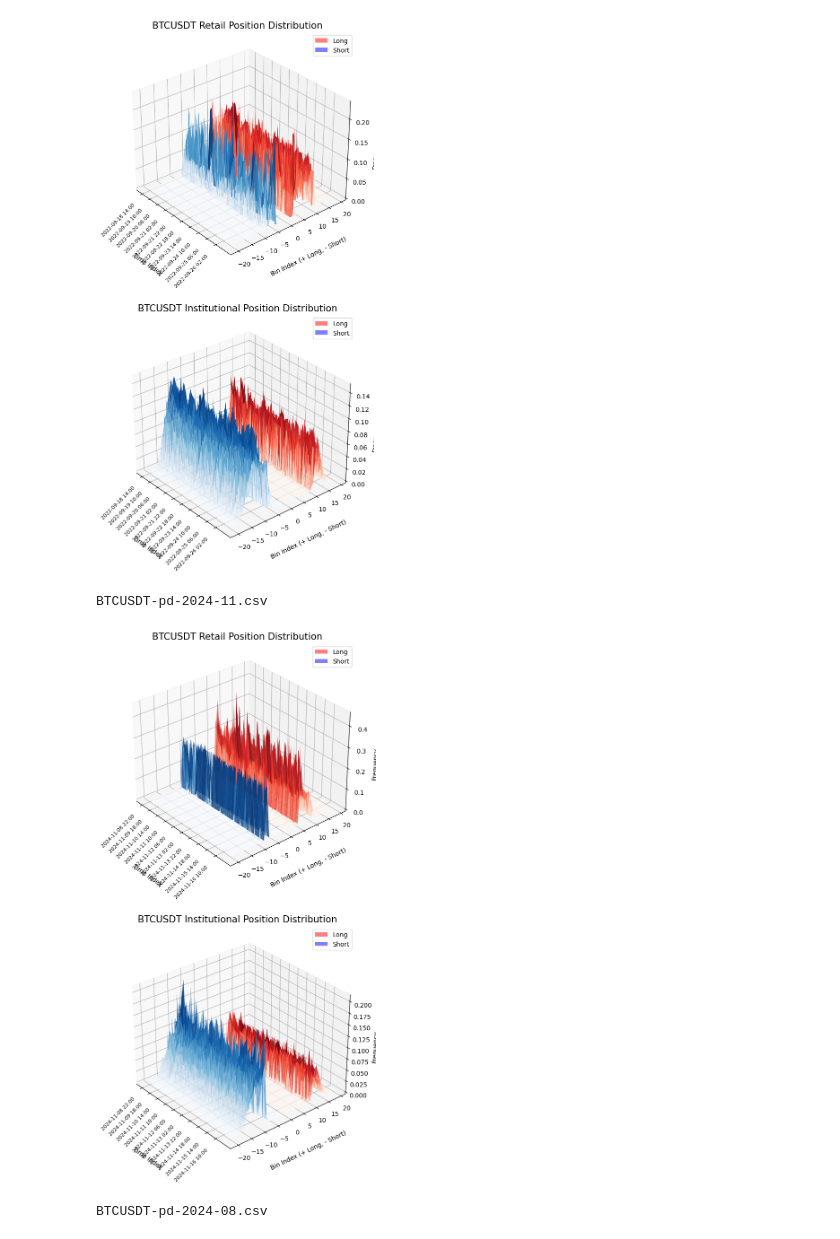
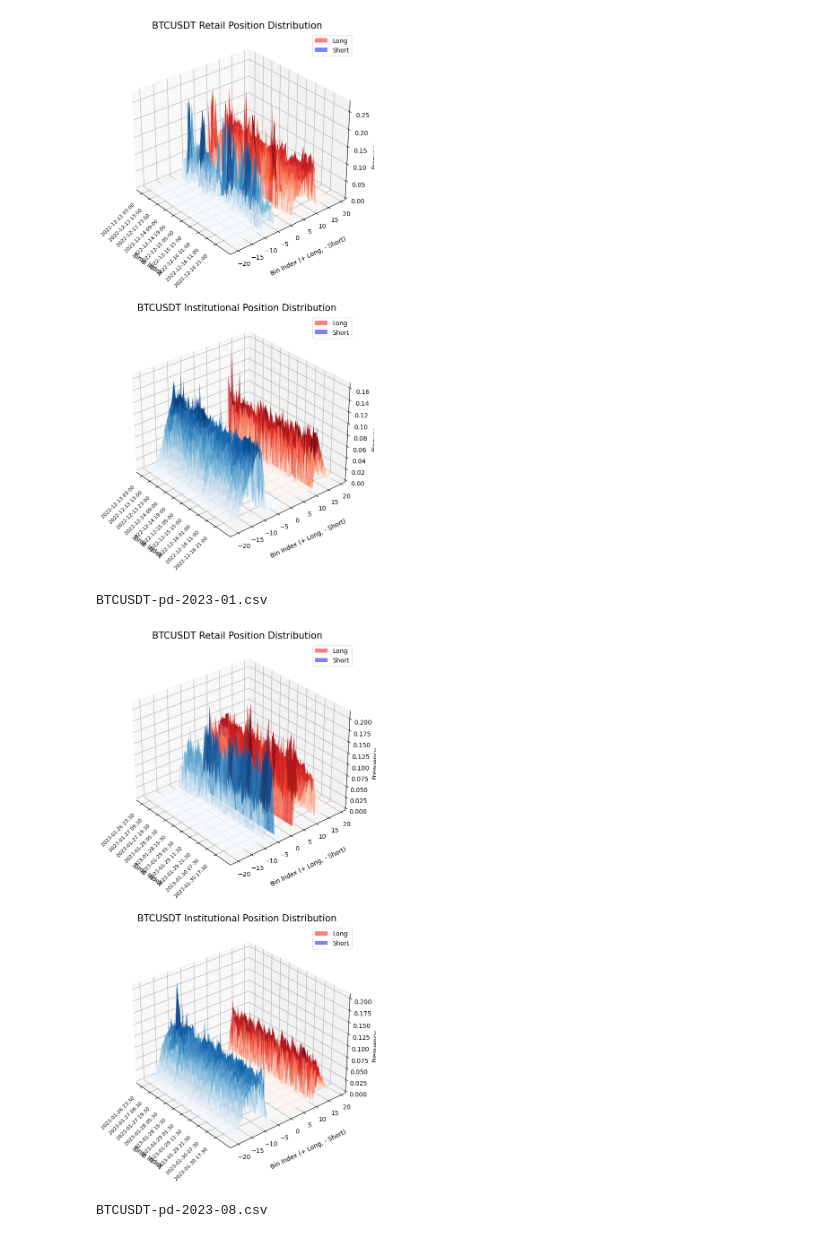
Before and after one commit to youngjinss/belief_of_belief_learning, a Jupyter notebook: notebook/[v3] check_binnance_pd_data.ipynb, the cells around one changed output. Drawn from its saved outputs; the diff is of its cells as text; code cells hidden in the pictures.

```diff
--- a/notebook/[v3] check_binnance_pd_data.ipynb
+++ b/notebook/[v3] check_binnance_pd_data.ipynb
@@ -0,0 +1,36 @@
+# %%
+import os
+import json
+import numpy as np
+import pandas as pd
+
+import matplotlib.pyplot as plt
+from mpl_toolkits.mplot3d import Axes3D
+
+# position distribution 디렉토리 내의 파일 탐색
+file_path = "../data/binance/futures/um/monthly/position_distribution/1800000"
+available_file_path = os.listdir(file_path)
+
+n_samples = 0
+for file in available_file_path:
+    csv_path = os.path.join(file_path, file)
+    df = pd.read_csv(csv_path, index_col=0)
+
+    # JSON 형태로 저장된 리스트 컬럼 변환
+    df['retail_long'] = df['retail_long'].apply(lambda x: json.loads(x) if isinstance(x, str) else x)
+    df['retail_short'] = df['retail_short'].apply(lambda x: json.loads(x) if isinstance(x, str) else x)
+    df['institutional_long'] = df['institutional_long'].apply(lambda x: json.loads(x) if isinstance(x, str) else x)
+    df['institutional_short'] = df['institutional_short'].apply(lambda x: json.loads(x) if isinstance(x, str) else x)
+
+    # 날짜/시간 열을 인덱스로 설정
+    df.index = pd.to_datetime(df.index)
+
+    # df 내부 데이터에서 nan이 하나라도 있는지 체크하고, 있다면, 파일명과 nan 갯수, nan이 해당하는 날짜 출력
+    nan_count = df.isna().sum().sum()
+    if nan_count > 0:
+        print(f"파일명: {file}, NaN 개수: {nan_count}")
+        print(df.loc[df.isna().any(axis=1)].index)
+
+    n_samples += len(df) - nan_count
+
+print(f"총 샘플 수: {n_samples}")
@@ -1,14 +39,5 @@
 # %%
-import os
-import json
-import numpy as np
-import pandas as pd
-
-import matplotlib.pyplot as plt
-from mpl_toolkits.mplot3d import Axes3D
-
 # position distribution 디렉토리 내의 파일 탐색
-file_path = "../data/binance/futures/um/monthly/position_distribution/3600000"
 available_file_path = os.listdir(file_path)[:3]
 
 for file in available_file_path:
@@ -94,4 +123,4 @@ BTCUSDT-pd-2022-09.csv
-[figure, old version]
+[figure, new version]
-BTCUSDT-pd-2024-11.csv
+BTCUSDT-pd-2023-01.csv
-[figure, old version]
+[figure, new version]
-BTCUSDT-pd-2024-08.csv
+BTCUSDT-pd-2023-08.csv
```
Also changed, not shown: parts of 5 cells of this notebook.
